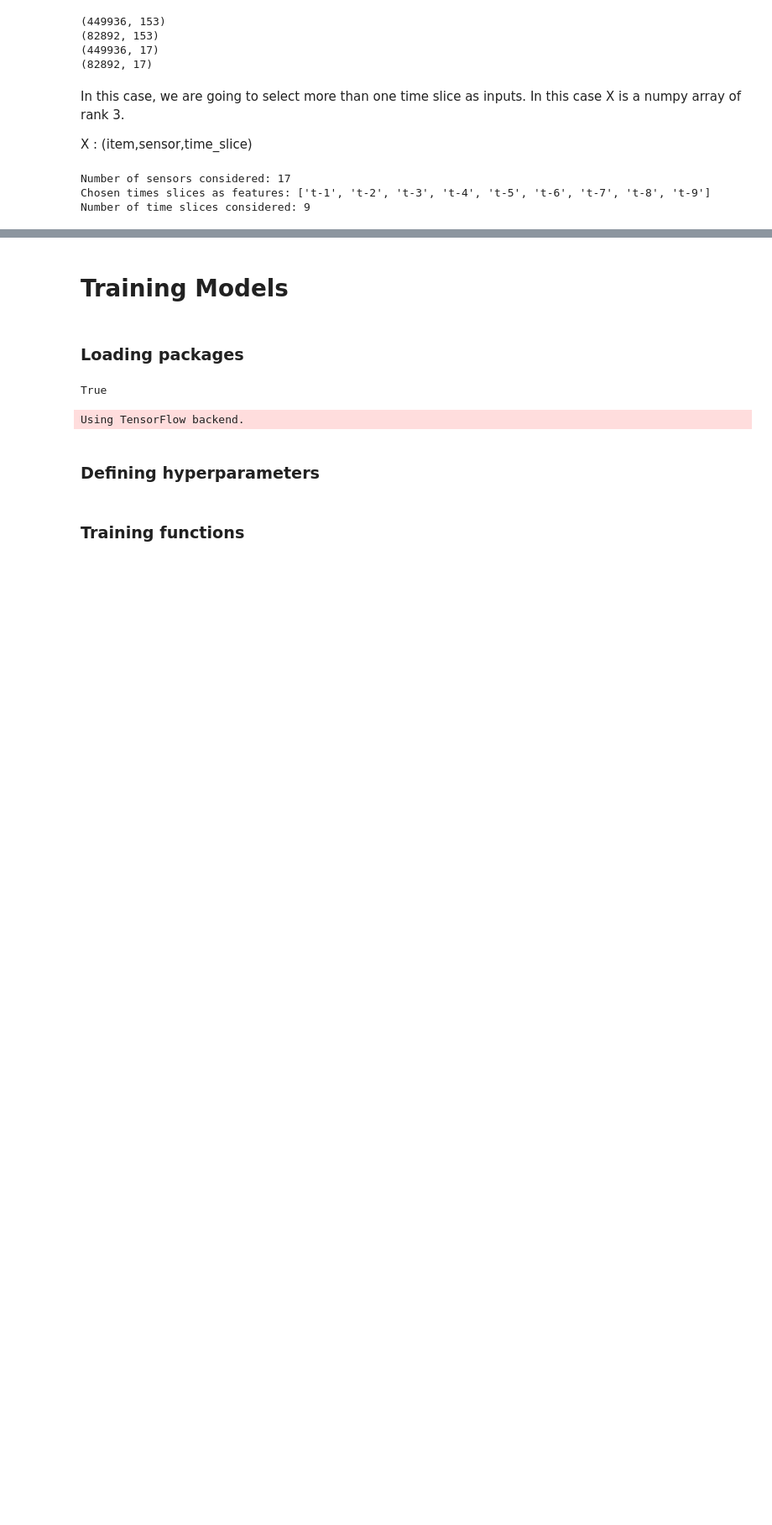
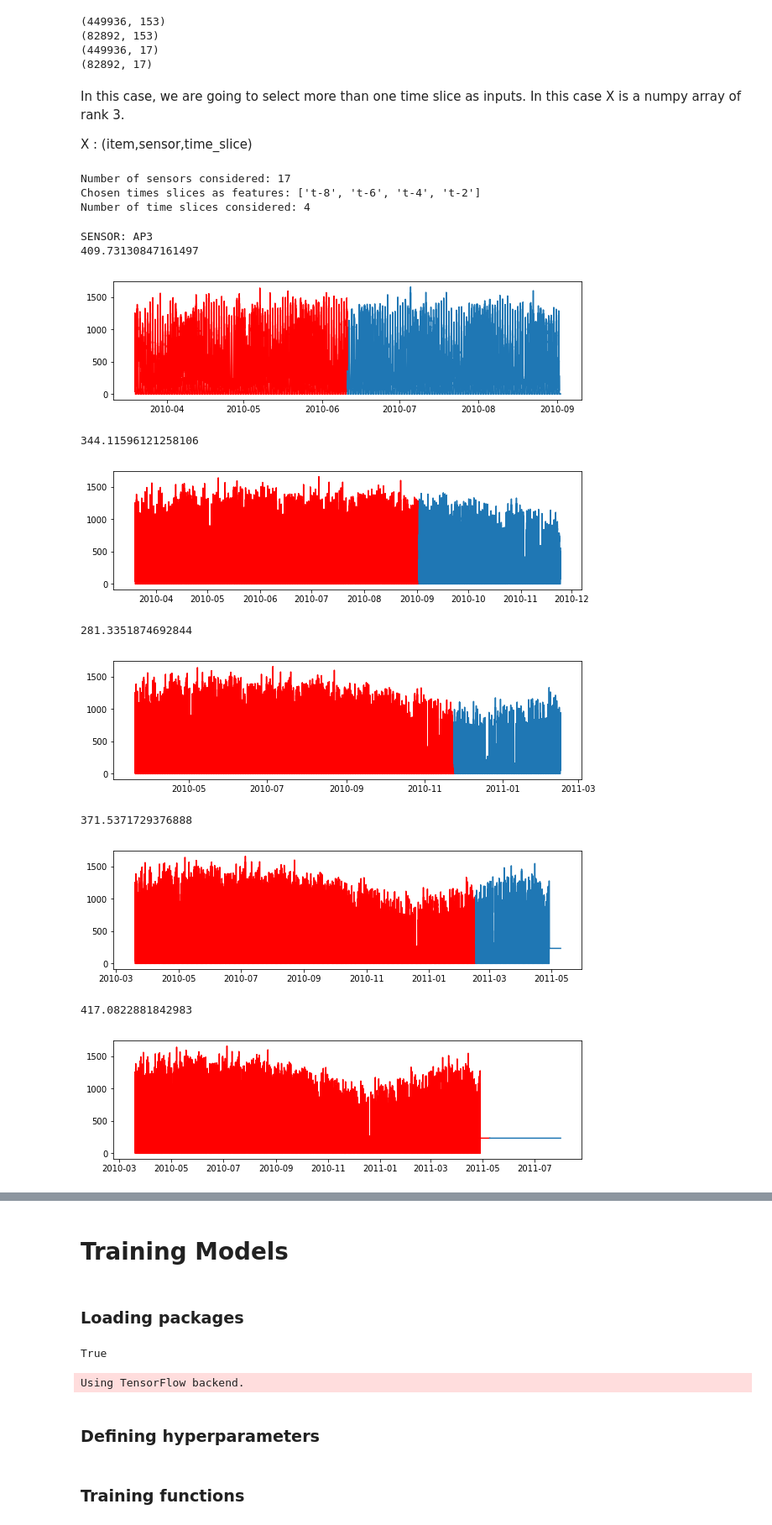
Before and after one commit to albertotb/solar, a Jupyter notebook: notebooks/train_model-Convolutional2D-All_sensors.ipynb, the cells around one changed output, grey strips where cells are left out. Shown at 84% size. Drawn from its saved outputs; the diff is of its cells as text; code cells hidden in the pictures; blank space fills up the shorter version.

```diff
--- a/notebooks/train_model-Convolutional2D-All_sensors.ipynb
+++ b/notebooks/train_model-Convolutional2D-All_sensors.ipynb
@@ -55,12 +66,17 @@ def window_stack_forward(a, stepsize=1, width=3):
 def window_stack(a, width=3):
     n = a.shape[0]
     return np.hstack(list(a[(width-1-i):(n-i)] for i in range(0, width)))
+
+# I feel this function can also be done for pd.DataFrame
+def window_stack2(a, width=3, step=1):
+    n = a.shape[0]
+    return np.hstack(list(a[(width-1-i):(n-i)] for i in range(0, width,step)))
 # %%
 # In pandas 0.24, use df.to_numpy() instead of df.values. Also care with non-numeric columns
 width = 10
-a = window_stack(df.to_numpy(), width=width)
+a = window_stack2(df.to_numpy(), width,2)
 # %%
-times   = [ ('t' if not idx else 't-{:d}'.format(idx)) for idx in range(width) ]
+times   = [ ('t' if not idx else 't-{:d}'.format(idx)) for idx in range(0,width,2) ]
 columns = pd.MultiIndex.from_product((times, df.columns), names=('time', 'location'))
 # %%
 # Convert back to DataFrame, just for convenience of having indexes
@@ -91,11 +107,35 @@ X : (item,sensor,time_slice)
 longs_np = longs.index.to_numpy()
 n_sensors = len(longs_np)
 print('Number of sensors considered:',n_sensors)
-
-chosen_times = times[1:10:1]
+times = df_roll.columns.levels[0].tolist()
+chosen_times = sorted(times[1:10:1],reverse=True)
 print('Chosen times slices as features:',chosen_times)
 print('Number of time slices considered:',len(chosen_times))
 # %% [output]
 Number of sensors considered: 17
-Chosen times slices as features: ['t-1', 't-2', 't-3', 't-4', 't-5', 't-6', 't-7', 't-8', 't-9']
-Number of time slices considered: 9
+Chosen times slices as features: ['t-8', 't-6', 't-4', 't-2']
+Number of time slices considered: 4
+# %%
+X_tr, y_tr = to_array_all_cov1d_long(X_train,y_train,[chosen_times[0]])
+sensor_idx = 3
+print('SENSOR:',longs_np[sensor_idx])
+for i,(tr_idx, va_idx) in enumerate(TimeSeriesSplit(n_splits=5).split(X_tr)):
+    plt.figure(figsize=(10,15))
+    plt.subplot(5,1,i+1)
+    plt.plot(y_train.index.to_numpy()[tr_idx],y_tr[tr_idx,sensor_idx],c='r')
+    plt.plot(y_train.index.to_numpy()[va_idx],y_tr[va_idx,sensor_idx])
+    print(y_tr[va_idx].mean())
+    plt.show()
+#     break
+# %% [output]
+SENSOR: AP3
+409.73130847161497
+[figure, added]
+344.11596121258106
+[figure, added]
+281.3351874692844
+[figure, added]
+371.5371729376888
+[figure, added]
+417.0822881842983
+[figure, added]
```
Also changed, not shown: parts of 25 cells of this notebook, 1 other file.
